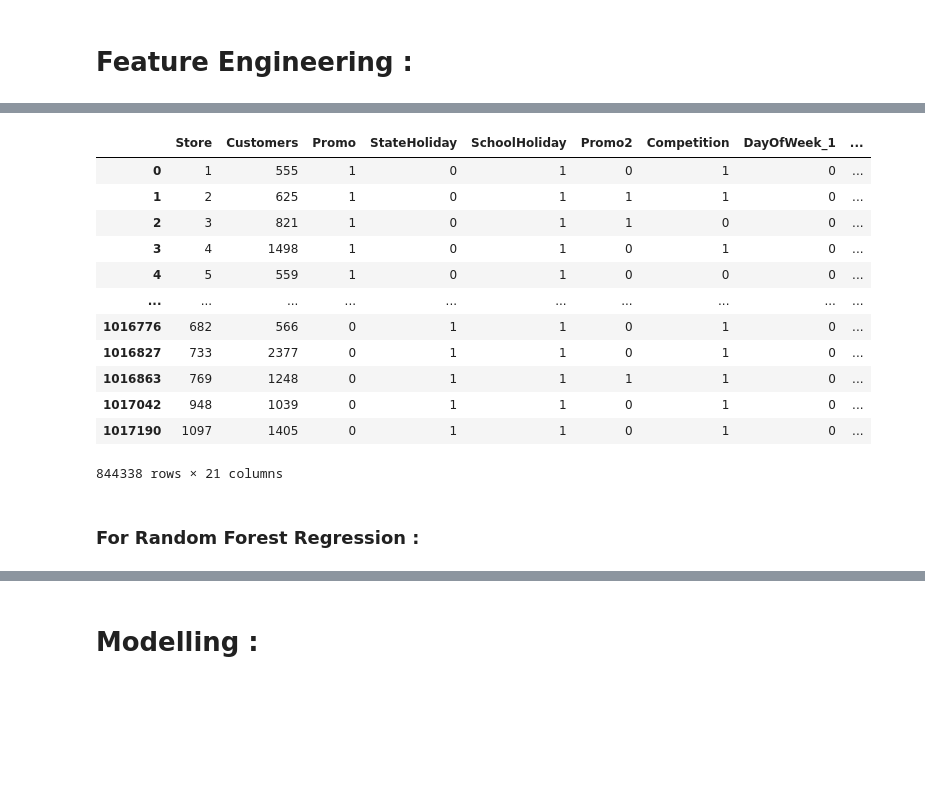
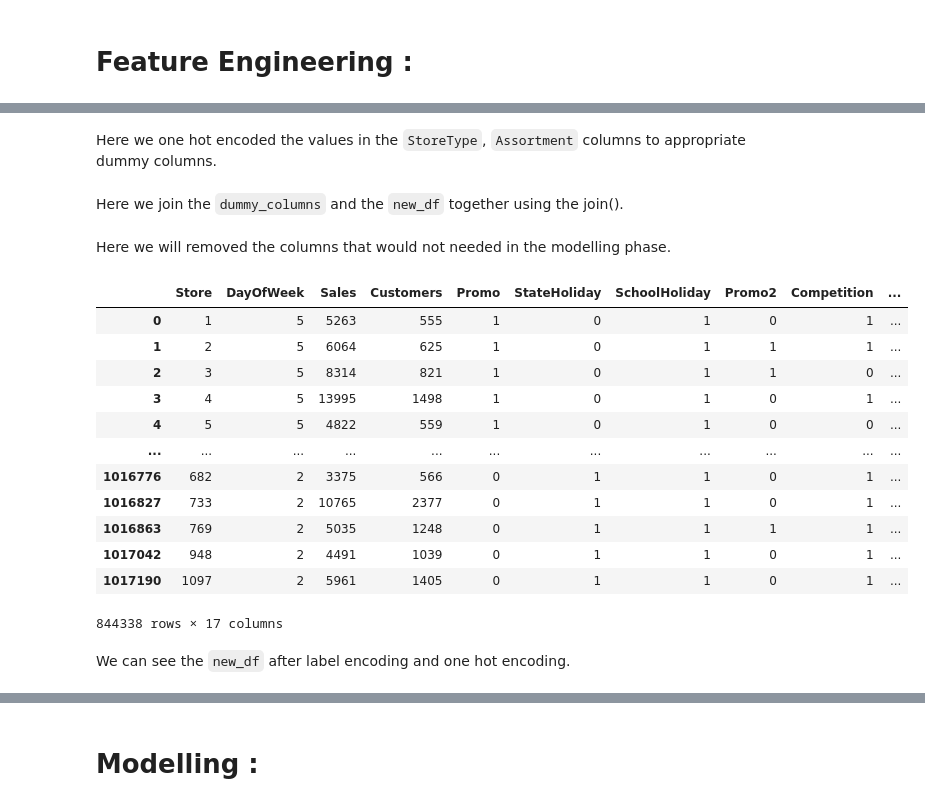
Before and after one commit to ansonsibi1/Anson-Sibi-M4W3_Rossmann_Sales_Prediction_Capstone_Project, a Jupyter notebook: Team_KASAR_Anson_Sibi_M4W3_Rossmann_Sales_Prediction_Capstone_Project.ipynb, the cells around one changed output, grey strips where cells are left out. Saved outputs shown, nothing was run; the diff lists cells and outputs as text; code cells hidden in the pictures; blank space fills up the shorter version.

```diff
--- a/Team_KASAR_Anson_Sibi_M4W3_Rossmann_Sales_Prediction_Capstone_Project.ipynb
+++ b/Team_KASAR_Anson_Sibi_M4W3_Rossmann_Sales_Prediction_Capstone_Project.ipynb
@@ -778,2 +798,4 @@ new_sales_df.StateHoliday.replace({'0':0,'a':1,'b':1,'c':1},inplace=True)
 # %%
-new_sales_df['Competition'] = new_sales_df['CompetitionDistance'].apply(lambda x: 1 if x <= 5000 else 0)
+# Creating a new column Competition
+
+new_df['Competition'] = new_df['CompetitionDistance'].apply(lambda x: 1 if x <= 5000 else 0)
@@ -786,2 +810,4 @@ new_sales_df['DayOfWeek'] =new_sales_df['DayOfWeek'].astype(str)
 # %%
-dummy_columns = pd.get_dummies(new_sales_df[['DayOfWeek','StoreType', 'Assortment']])
+# Creating dummy variables
+
+dummy_columns = pd.get_dummies(new_df[['StoreType','Assortment']])
@@ -790,3 +814,35 @@ new_sales_df = new_sales_df.join(dummy_columns)
+# %% [markdown]
+Here we one hot encoded the values in the `StoreType`, `Assortment` columns to appropriate dummy columns.
+# %%
+# Joining the dataframe and the dummy columns
+
+new_df = new_df.join(dummy_columns)
+# %% [markdown]
+Here we join the `dummy_columns` and the `new_df` together using the join().
 # %%
-new_sales_df.drop(['Date','DayOfWeek','StoreType', 'Assortment', 'CompetitionDistance'], axis = 1, inplace = True)
+# Removing unnecessary columns
+
+new_df.drop(['Date', 'StoreType', 'Assortment', 'CompetitionDistance'], axis = 1, inplace = True)
+# %% [markdown]
+Here we will removed the columns that would not needed in the modelling phase.
+# %%
+# Inspecting the changed dataframe
+
+new_df
+# %% [output]
+|  | Store | DayOfWeek | Sales | Customers | Promo | StateHoliday | SchoolHoliday | Promo2 | Competition | ... |
+| 0 | 1 | 5 | 5263 | 555 | 1 | 0 | 1 | 0 | 1 | ... |
+| 1 | 2 | 5 | 6064 | 625 | 1 | 0 | 1 | 1 | 1 | ... |
+| 2 | 3 | 5 | 8314 | 821 | 1 | 0 | 1 | 1 | 0 | ... |
+| 3 | 4 | 5 | 13995 | 1498 | 1 | 0 | 1 | 0 | 1 | ... |
+| 4 | 5 | 5 | 4822 | 559 | 1 | 0 | 1 | 0 | 0 | ... |
+| ... | ... | ... | ... | ... | ... | ... | ... | ... | ... | ... |
+| 1016776 | 682 | 2 | 3375 | 566 | 0 | 1 | 1 | 0 | 1 | ... |
+| 1016827 | 733 | 2 | 10765 | 2377 | 0 | 1 | 1 | 0 | 1 | ... |
+| 1016863 | 769 | 2 | 5035 | 1248 | 0 | 1 | 1 | 1 | 1 | ... |
+| 1017042 | 948 | 2 | 4491 | 1039 | 0 | 1 | 1 | 0 | 1 | ... |
+| 1017190 | 1097 | 2 | 5961 | 1405 | 0 | 1 | 1 | 0 | 1 | ... |
+844338 rows × 17 columns
+# %% [markdown]
+We can see the `new_df` after label encoding and one hot encoding.
 # %%
@@ -796,18 +853,0 @@ new_sales_df = new_sales_df[cols]
-# %%
-new_sales_df
-# %% [output]
-|  | Store | Customers | Promo | StateHoliday | SchoolHoliday | Promo2 | Competition | DayOfWeek_1 | ... |
-| 0 | 1 | 555 | 1 | 0 | 1 | 0 | 1 | 0 | ... |
-| 1 | 2 | 625 | 1 | 0 | 1 | 1 | 1 | 0 | ... |
-| 2 | 3 | 821 | 1 | 0 | 1 | 1 | 0 | 0 | ... |
-| 3 | 4 | 1498 | 1 | 0 | 1 | 0 | 1 | 0 | ... |
-| 4 | 5 | 559 | 1 | 0 | 1 | 0 | 0 | 0 | ... |
-| ... | ... | ... | ... | ... | ... | ... | ... | ... | ... |
-| 1016776 | 682 | 566 | 0 | 1 | 1 | 0 | 1 | 0 | ... |
-| 1016827 | 733 | 2377 | 0 | 1 | 1 | 0 | 1 | 0 | ... |
-| 1016863 | 769 | 1248 | 0 | 1 | 1 | 1 | 1 | 0 | ... |
-| 1017042 | 948 | 1039 | 0 | 1 | 1 | 0 | 1 | 0 | ... |
-| 1017190 | 1097 | 1405 | 0 | 1 | 1 | 0 | 1 | 0 | ... |
-844338 rows × 21 columns
-# %% [markdown]
-### For Random Forest Regression :
```
Also changed, not shown: parts of 50 cells of this notebook.
